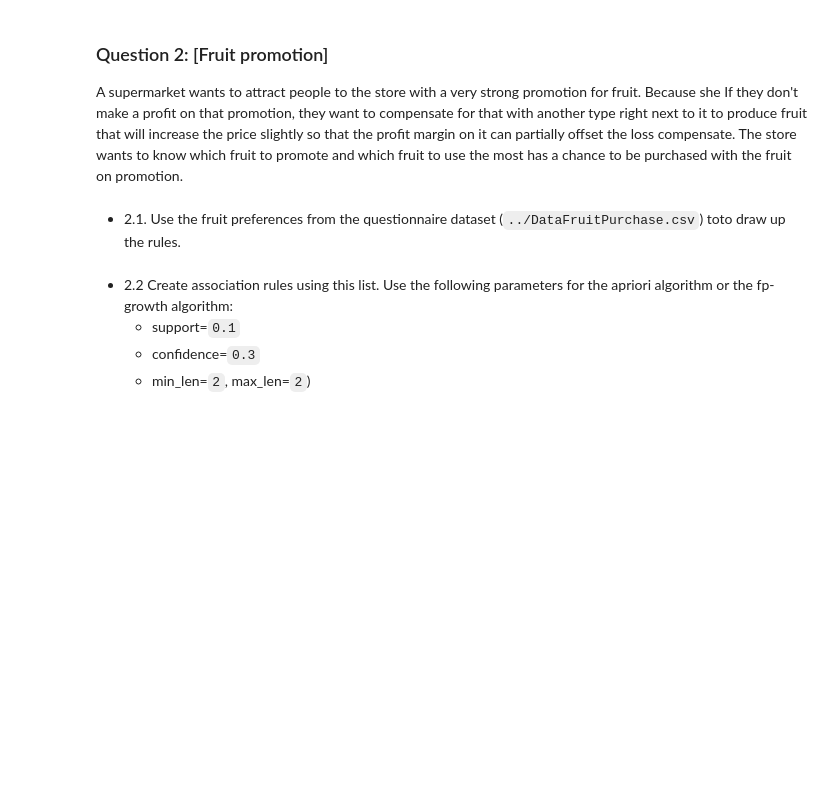
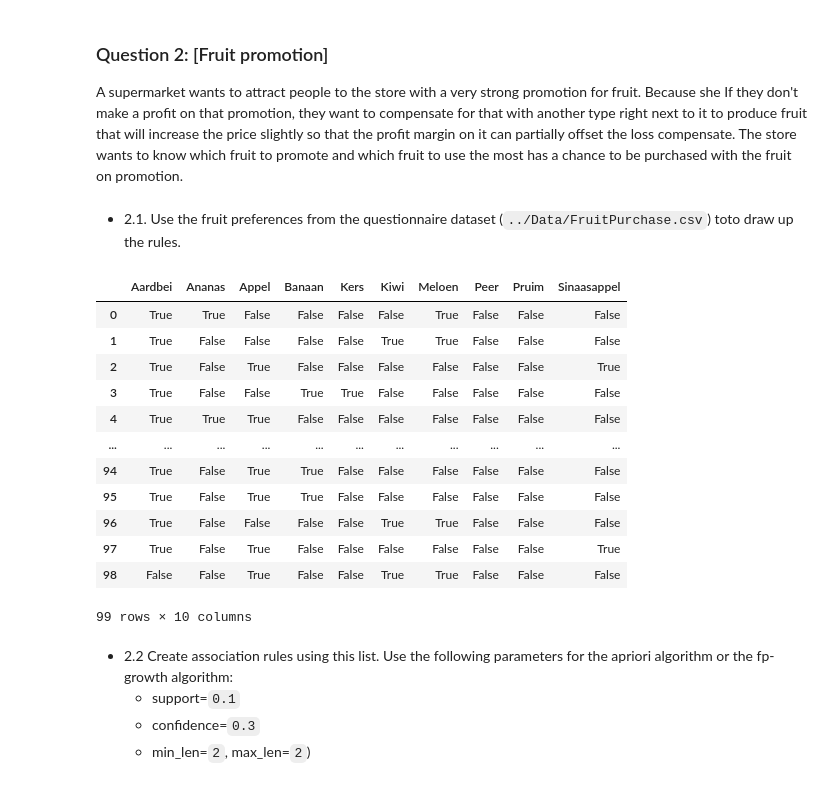
Before and after one commit to EliasDeHondt/DataScience2, a Jupyter notebook: Exam/P3 Example Exam.ipynb, the cells around one changed output. Cells and saved outputs as stored; diff of their text form; code cells hidden in the pictures; blank space fills up the shorter version.

```diff
--- a/Exam/P3 Example Exam.ipynb
+++ b/Exam/P3 Example Exam.ipynb
@@ -792,7 +790,24 @@ There are zero workaholics because if you want to be a workaholic you have to wo
 ### Question 2: [Fruit promotion]
 A supermarket wants to attract people to the store with a very strong promotion for fruit. Because she If they don't make a profit on that promotion, they want to compensate for that with another type right next to it to produce fruit that will increase the price slightly so that the profit margin on it can partially offset the loss compensate. The store wants to know which fruit to promote and which fruit to use the most has a chance to be purchased with the fruit on promotion.
 # %% [markdown]
-- 2.1. Use the fruit preferences from the questionnaire dataset (`../DataFruitPurchase.csv`) toto draw up the rules.
+- 2.1. Use the fruit preferences from the questionnaire dataset (`../Data/FruitPurchase.csv`) toto draw up the rules.
+# %%
+fruitPurchase = pd.read_csv('../Data/FruitPurchase.csv', delimiter=';', decimal=',')
+display(fruitPurchase)
+# %% [output]
+|  | Aardbei | Ananas | Appel | Banaan | Kers | Kiwi | Meloen | Peer | Pruim | Sinaasappel |
+| 0 | True | True | False | False | False | False | True | False | False | False |
+| 1 | True | False | False | False | False | True | True | False | False | False |
+| 2 | True | False | True | False | False | False | False | False | False | True |
+| 3 | True | False | False | True | True | False | False | False | False | False |
+| 4 | True | True | True | False | False | False | False | False | False | False |
+| ... | ... | ... | ... | ... | ... | ... | ... | ... | ... | ... |
+| 94 | True | False | True | True | False | False | False | False | False | False |
+| 95 | True | False | True | True | False | False | False | False | False | False |
+| 96 | True | False | False | False | False | True | True | False | False | False |
+| 97 | True | False | True | False | False | False | False | False | False | True |
+| 98 | False | False | True | False | False | True | True | False | False | False |
+99 rows × 10 columns
 # %% [markdown]
 - 2.2 Create association rules using this list. Use the following parameters for the apriori algorithm or the fp-growth algorithm:
     - support=`0.1`
```
Also changed, not shown: parts of 8 cells of this notebook, 1 other file.
